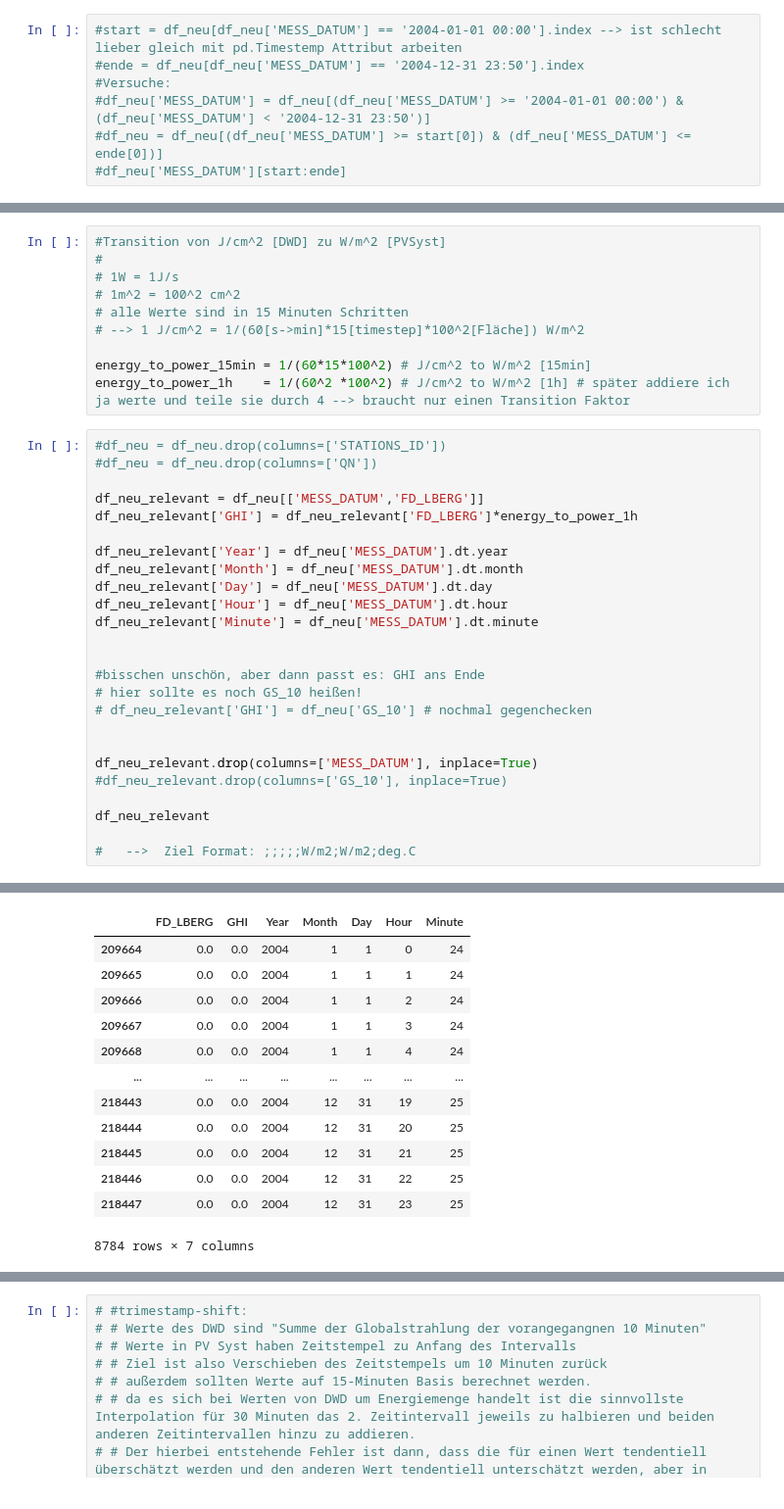
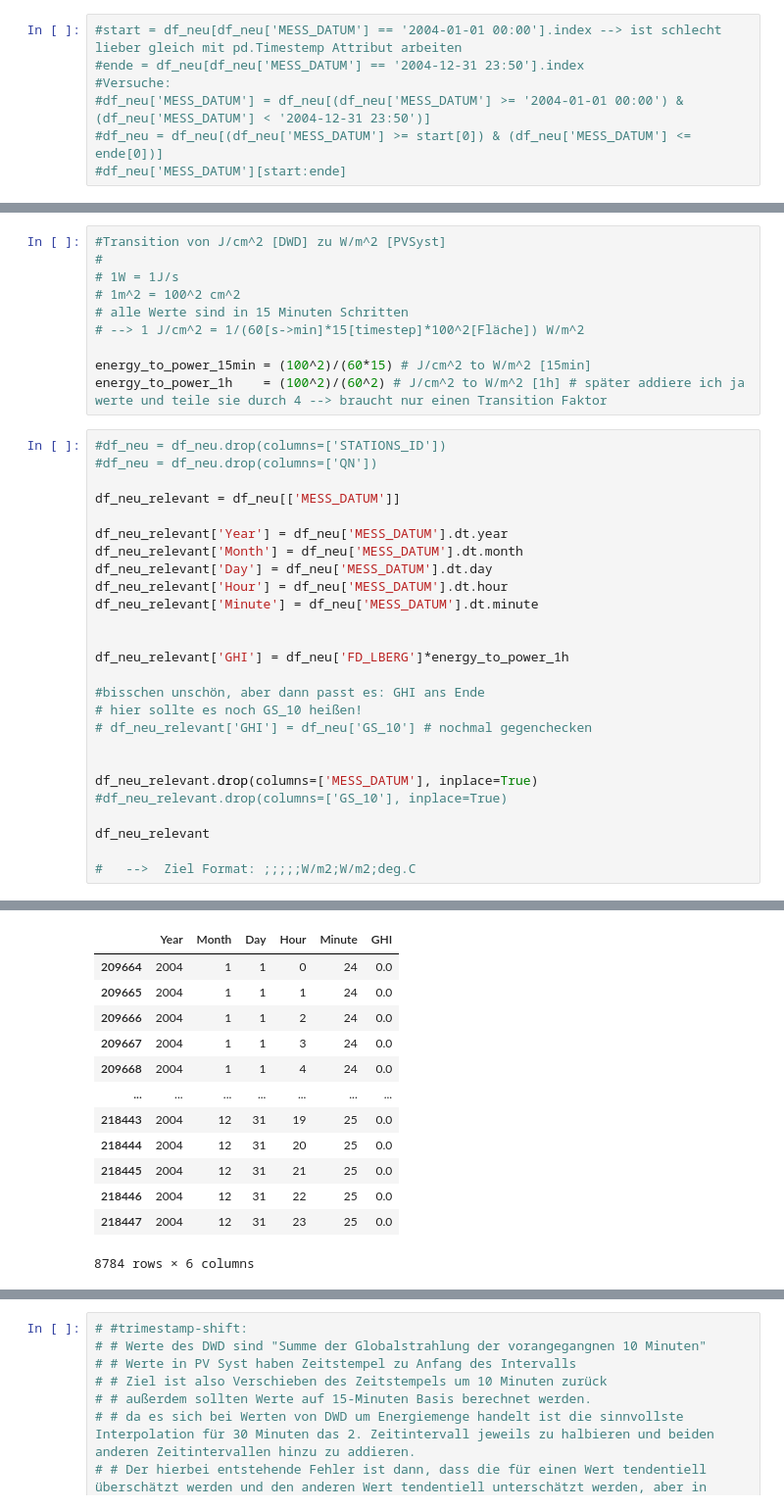
Before and after one commit to CasGross/work_things_at_Kraftwerk, a Jupyter notebook: Wetterzeitreihen/dwd_to_csv_quick.ipynb, the cells around one changed output, grey strips where cells are left out. Shown: that part at 98% size. Drawn from its saved outputs; the diff is of its cells as text.

Commit message:
transition factor !!!

```diff
--- a/Wetterzeitreihen/dwd_to_csv_quick.ipynb
+++ b/Wetterzeitreihen/dwd_to_csv_quick.ipynb
@@ -104,14 +103,13 @@ datenreihen haben selbe länge
 # alle Werte sind in 15 Minuten Schritten
 # --> 1 J/cm^2 = 1/(60[s->min]*15[timestep]*100^2[Fläche]) W/m^2
 
-energy_to_power_15min = 1/(60*15*100^2) # J/cm^2 to W/m^2 [15min]
-energy_to_power_1h    = 1/(60^2 *100^2) # J/cm^2 to W/m^2 [1h] # später addiere ich ja werte und teile sie durch 4 --> braucht nur einen Transition Faktor
+energy_to_power_15min = (100^2)/(60*15) # J/cm^2 to W/m^2 [15min]
+energy_to_power_1h    = (100^2)/(60^2) # J/cm^2 to W/m^2 [1h] # später addiere ich ja werte und teile sie durch 4 --> braucht nur einen Transition Faktor
 # %%
 #df_neu = df_neu.drop(columns=['STATIONS_ID'])
 #df_neu = df_neu.drop(columns=['QN'])
 
-df_neu_relevant = df_neu[['MESS_DATUM','FD_LBERG']]
-df_neu_relevant['GHI'] = df_neu_relevant['FD_LBERG']*energy_to_power_1h
+df_neu_relevant = df_neu[['MESS_DATUM']]
 
 df_neu_relevant['Year'] = df_neu['MESS_DATUM'].dt.year
 df_neu_relevant['Month'] = df_neu['MESS_DATUM'].dt.month
@@ -119,6 +117,8 @@ df_neu_relevant['Day'] = df_neu['MESS_DATUM'].dt.day
 df_neu_relevant['Hour'] = df_neu['MESS_DATUM'].dt.hour
 df_neu_relevant['Minute'] = df_neu['MESS_DATUM'].dt.minute
 
+
+df_neu_relevant['GHI'] = df_neu['FD_LBERG']*energy_to_power_1h
 
 #bisschen unschön, aber dann passt es: GHI ans Ende
 # hier sollte es noch GS_10 heißen!
@@ -147,21 +147,21 @@ Try using .loc[row_indexer,col_indexer] = value instead
 ... (18 lines left out)
 A value is trying to be set on a copy of a slice from a DataFrame
 
 See the caveats in the documentation: https://pandas.pydata.org/pandas-docs/stable/user_guide/indexing.html#returning-a-view-versus-a-copy
   df_neu_relevant.drop(columns=['MESS_DATUM'], inplace=True)
-|  | FD_LBERG | GHI | Year | Month | Day | Hour | Minute |
-| 209664 | 0.0 | 0.0 | 2004 | 1 | 1 | 0 | 24 |
-| 209665 | 0.0 | 0.0 | 2004 | 1 | 1 | 1 | 24 |
-| 209666 | 0.0 | 0.0 | 2004 | 1 | 1 | 2 | 24 |
-| 209667 | 0.0 | 0.0 | 2004 | 1 | 1 | 3 | 24 |
-| 209668 | 0.0 | 0.0 | 2004 | 1 | 1 | 4 | 24 |
-| ... | ... | ... | ... | ... | ... | ... | ... |
-| 218443 | 0.0 | 0.0 | 2004 | 12 | 31 | 19 | 25 |
-| 218444 | 0.0 | 0.0 | 2004 | 12 | 31 | 20 | 25 |
-| 218445 | 0.0 | 0.0 | 2004 | 12 | 31 | 21 | 25 |
-| 218446 | 0.0 | 0.0 | 2004 | 12 | 31 | 22 | 25 |
-| 218447 | 0.0 | 0.0 | 2004 | 12 | 31 | 23 | 25 |
+|  | Year | Month | Day | Hour | Minute | GHI |
+| 209664 | 2004 | 1 | 1 | 0 | 24 | 0.0 |
+| 209665 | 2004 | 1 | 1 | 1 | 24 | 0.0 |
+| 209666 | 2004 | 1 | 1 | 2 | 24 | 0.0 |
+| 209667 | 2004 | 1 | 1 | 3 | 24 | 0.0 |
+| 209668 | 2004 | 1 | 1 | 4 | 24 | 0.0 |
+| ... | ... | ... | ... | ... | ... | ... |
+| 218443 | 2004 | 12 | 31 | 19 | 25 | 0.0 |
+| 218444 | 2004 | 12 | 31 | 20 | 25 | 0.0 |
+| 218445 | 2004 | 12 | 31 | 21 | 25 | 0.0 |
+| 218446 | 2004 | 12 | 31 | 22 | 25 | 0.0 |
+| 218447 | 2004 | 12 | 31 | 23 | 25 | 0.0 |
-8784 rows × 7 columns
+8784 rows × 6 columns
 # %%
 if len(df_neu_tamb) == len(df_neu):
     print("datenreihen haben selbe länge")
```
Also changed, not shown: parts of 5 cells of this notebook, 1 other file.
